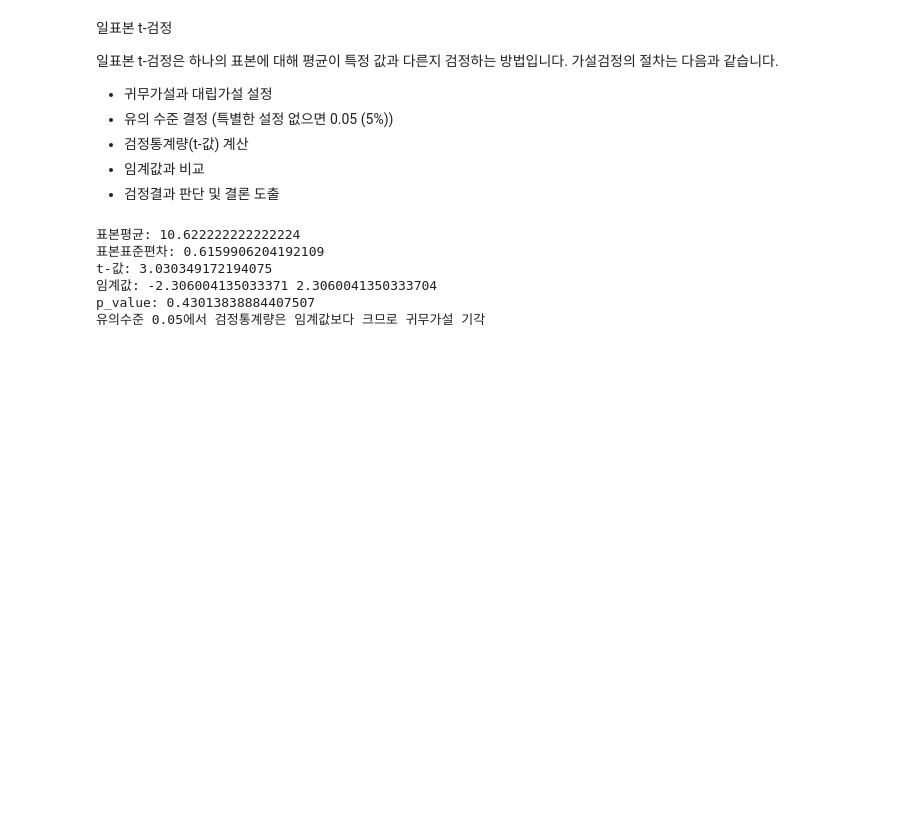
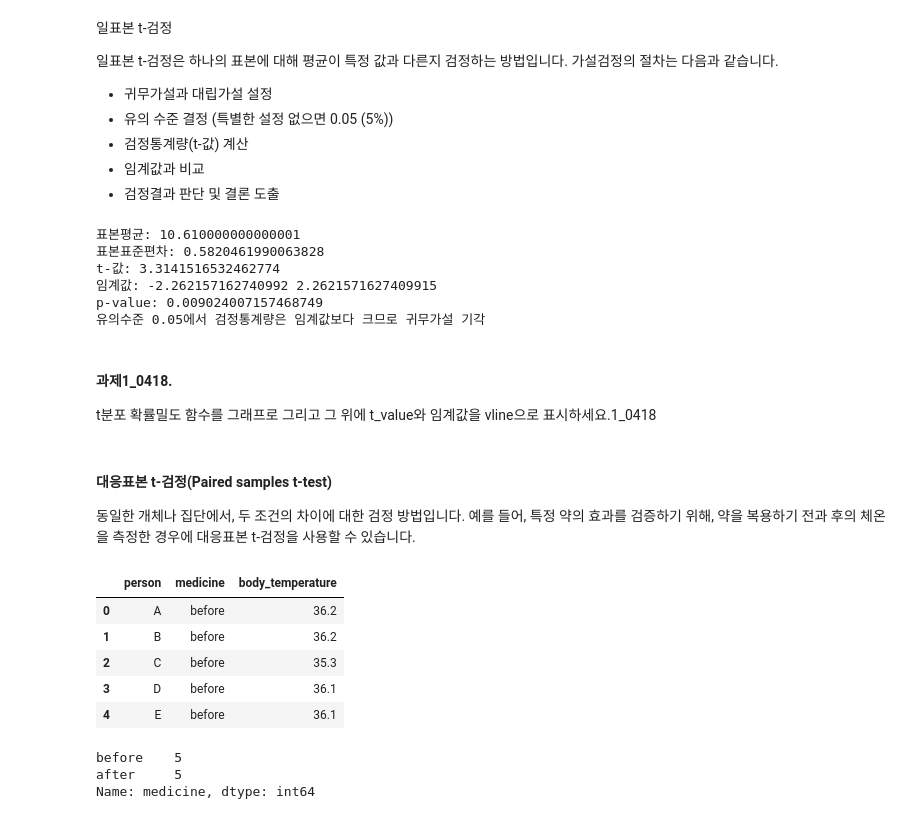
Before and after one commit to yul77/hmkd1-2023, a Jupyter notebook: 통계수학/stat3.ipynb, the cells around one changed output. Cells and saved outputs as stored; diff of their text form; code cells hidden in the pictures; blank space fills up the shorter version.

```diff
--- a/통계수학/stat3.ipynb
+++ b/통계수학/stat3.ipynb
@@ -286,38 +285,43 @@ else:
 - 임계값과 비교
 - 검정결과 판단 및 결론 도출
 # %%
-#일표본 t-검정 : 하나의 데이터 두고 가정하는 것
+# 일표본 t-검정
+import numpy as np
+from scipy.stats import t
 
-#샘플데이터 생성
-sample_data= np.array([10.8,9.5,11.2,11.3,10.7,10.9,9.8,11.0,10.4])
+# 샘플 데이터 생성
+sample_data = np.array([10.8, 9.5, 11.2, 10.5, 11.3, 10.7, 10.9, 9.8, 11.0, 10.4])
 
-#귀무가설: 표본평균은 10과 같다
-#대립가설: 표본평균은 10이 아니다
-mu=10 #귀무가설에 따른 평균값
-alpha = 0.05 #유의수준
-sample_mean = np.mean(sample_data) #표본평균
-sample_std = np.std(sample_data,ddof=1) #표본표준편차
-df=len(sample_data)-1 #자유도
-t_value=(sample_mean-mu)/(sample_std/np.sqrt(len(sample_data))) #검정통계량
-t_crit1=t.ppf(alpha/2,df) #임계값
-t_crit2=t.ppf(1-alpha/2,df)
-p_value - t.sf(abs(t_value),df)*2 #p_value
+# 귀무가설: 표본 평균은 10과 같다
+# 대립가설: 표본 평균은 10이 아니다
+mu = 10  # 귀무가설에 따른 평균값
+alpha = 0.05  # 유의 수준
+sample_mean = np.mean(sample_data)  # 표본평균
+sample_std = np.std(sample_data, ddof=1)  # 표본표준편차
+df = len(sample_data) - 1  # 자유도
+t_value = (sample_mean - mu) / (sample_std / np.sqrt(len(sample_data)))  # 검정통계량
+t_crit1 = t.ppf(alpha/2, df) # 임계값
+t_crit2 = t.ppf(1-alpha/2, df)
+p_value = t.sf(abs(t_value), df) * 2  # p-value
 
-#결과 출력
-print('표본평균:',sample_mean)
-print('표본표준편차:',sample_std)
-print('t-값:',t_value)
-print('임계값:',t_crit1,t_crit2 )
-print('p_value:',p_value)
+# 결과 출력
+print('표본평균:', sample_mean)
+print('표본표준편차:', sample_std)
+print('t-값:', t_value)
+print('임계값:', t_crit1, t_crit2)
+print('p-value:', p_value)
 
-if abs(t_value)> t_crit:
+if abs(t_value) > t_crit:
     print('유의수준 {}에서 검정통계량은 임계값보다 크므로 귀무가설 기각'.format(alpha))
 else:
     print('유의수준 {}에서 검정통계량은 임계값보다 작으므로 귀무가설 채택'.format(alpha))
 # %% [output]
-표본평균: 10.622222222222224
-표본표준편차: 0.6159906204192109
-t-값: 3.030349172194075
-임계값: -2.306004135033371 2.3060041350333704
-p_value: 0.43013838884407507
+표본평균: 10.610000000000001
+표본표준편차: 0.5820461990063828
+t-값: 3.3141516532462774
+임계값: -2.262157162740992 2.2621571627409915
+p-value: 0.009024007157468749
 유의수준 0.05에서 검정통계량은 임계값보다 크므로 귀무가설 기각
+# %% [markdown]
+#### 과제1_0418.
+t분포 확률밀도 함수를 그래프로 그리고 그 위에 t_value와 임계값을 vline으로 표시하세요.1_0418
@@ -323,0 +355,21 @@ p_value: 0.43013838884407507
+# %% [markdown]
+#### 대응표본 t-검정(Paired samples t-test)
+동일한 개체나 집단에서, 두 조건의 차이에 대한 검정 방법입니다.
+예를 들어, 특정 약의 효과를 검증하기 위해, 약을 복용하기 전과 후의 체온을 측정한 경우에 대응표본 t-검정을 사용할 수 있습니다.
+# %%
+import pandas as pd
+pt_data = pd.read_csv('dataset/5_9_ptt.csv')
+pt_data.head()
+# %% [output]
+|  | person | medicine | body_temperature |
+| 0 | A | before | 36.2 |
+| 1 | B | before | 36.2 |
+| 2 | C | before | 35.3 |
+| 3 | D | before | 36.1 |
+| 4 | E | before | 36.1 |
+# %%
+pt_data.medicine.value_counts()
+# %% [output]
+before    5
+after     5
+Name: medicine, dtype: int64
```
Also changed, not shown: parts of 30 cells of this notebook.
